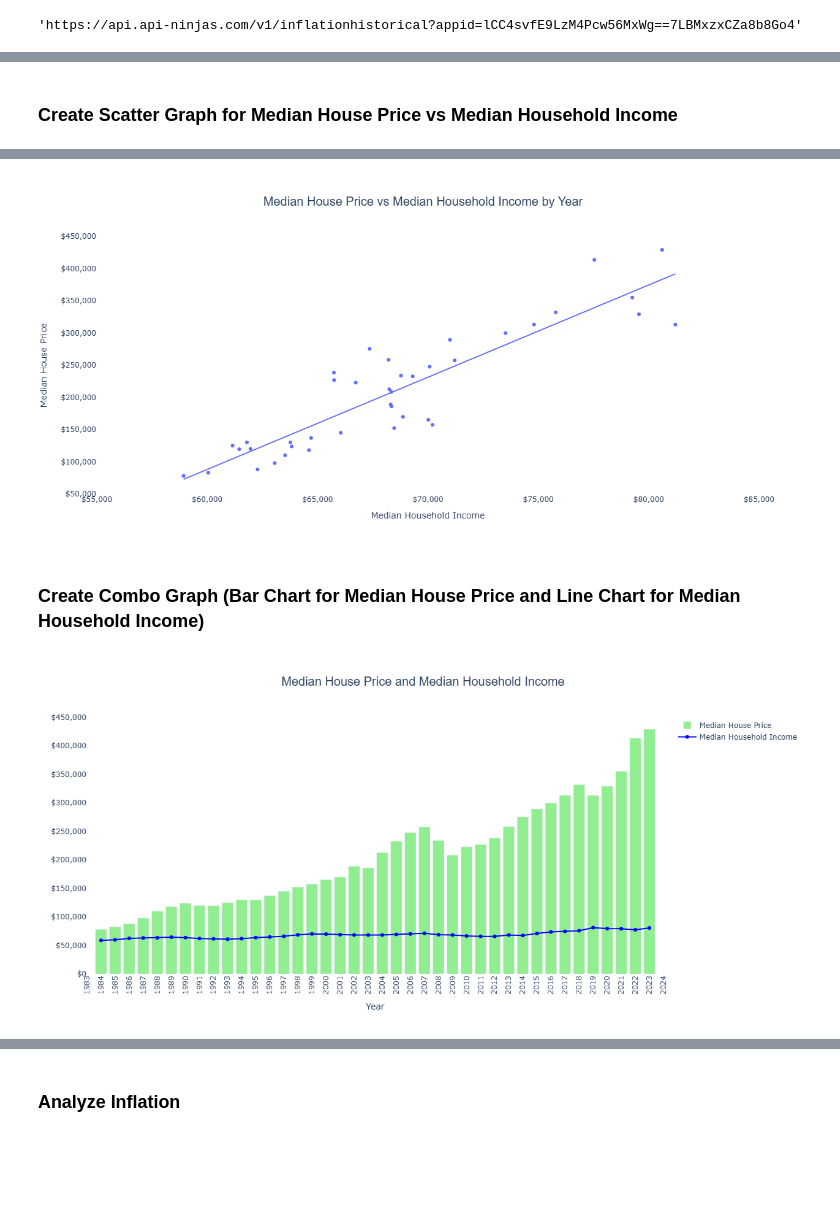
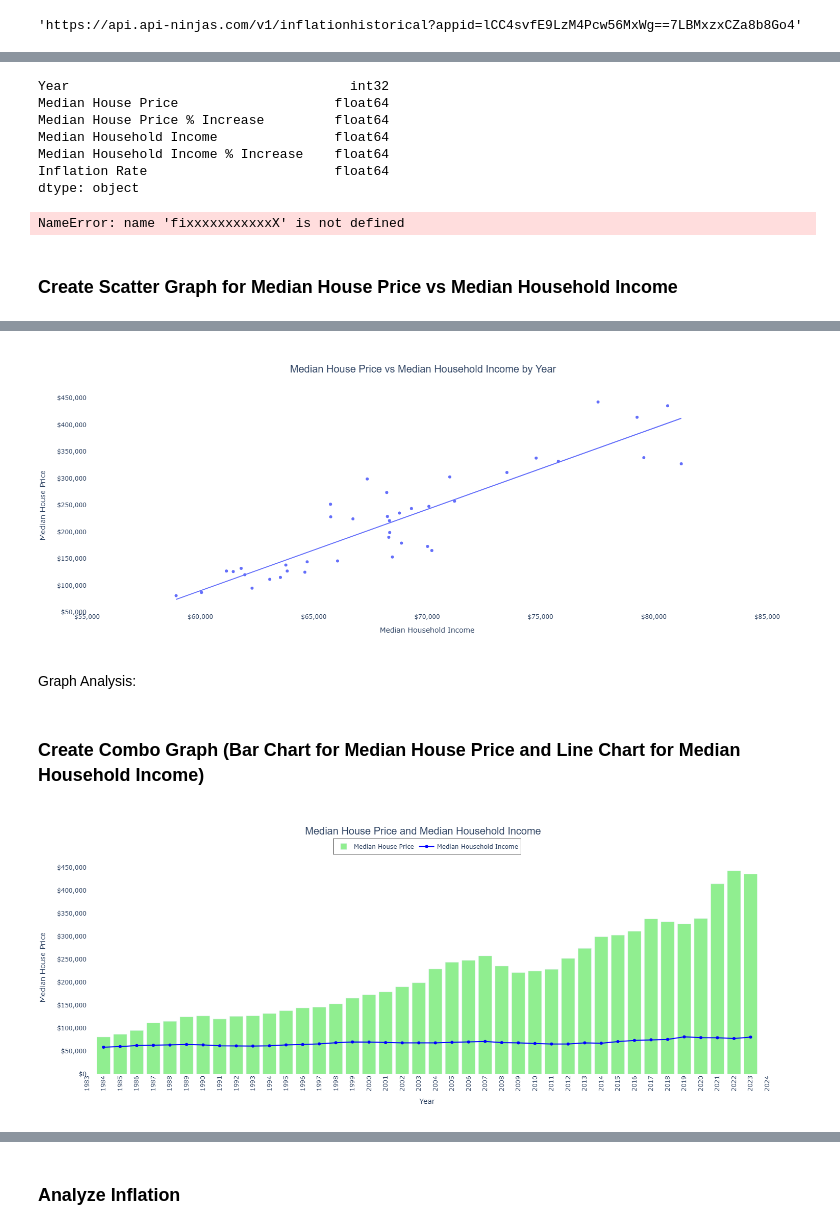
Before and after one commit to Sethdcarter/group8_data_project_1, a Jupyter notebook: Codes/Median_House_Price_vs_Household_Income.ipynb, the cells around one changed output, grey strips where cells are left out. Drawn from its saved outputs; the diff is of its cells as text; code cells hidden in the pictures; blank space fills up the shorter version.

```diff
--- a/Codes/Median_House_Price_vs_Household_Income.ipynb
+++ b/Codes/Median_House_Price_vs_Household_Income.ipynb
@@ -46,7 +48,10 @@ median_house_price_data = pd.read_csv(median_house_price_path)
 median_house_price_data = median_house_price_data.rename(columns = {"DATE":"Year", "MSPUS":"Median House Price"})
 median_house_price_data["Year"] = pd.to_datetime(median_house_price_data["Year"])     # Converts to a datetime format
 median_house_price_data["Year"] = median_house_price_data["Year"].dt.year     # Extracts and only displays the year for the date
-#median_house_price_data.head()
+# Group by "Year" and take the maximum "Median House Price" and get the maximum price for each year
+median_house_price_data = median_house_price_data.groupby("Year").agg({"Median House Price": "max"}).reset_index()
+# reset_index() converts the grouped DataFrame back into a regular DataFrame
+#median_house_price_data
 
 median_household_income_data = pd.read_csv(median_household_income_path)
 median_household_income_data = median_household_income_data.rename(columns = {"DATE":"Year", "MEHOINUSA672N":"Median Household Income"})
@@ -56,4 +61,5 @@ median_household_income_data["Year"] = median_household_income_data["Year"].dt.y
 
 inflation_rate_data = pd.read_csv(inflation_rate_path)
 inflation_rate_data = inflation_rate_data.rename(columns = {"Inflation Rate YOY, From Previous Dec.":"Inflation Rate"})
-inflation_rate_data = inflation
+inflation_rate_data = inflation_rate_data[["Year", "Inflation Rate", "Events Affecting Inflation"]]
+#inflation_rate_data.head()
@@ -67,10 +66,12 @@ inflation_rate_data = inflation
 # %%
 # Combine the data into a single DataFrame
 combined_data_df = pd.merge(median_house_price_data, median_household_income_data, how = "inner", on = "Year")
+combined_data_df = pd.merge(combined_data_df, inflation_rate_data, how = "inner", on = "Year")
 
 # Convert to integer
-combined_data_df["Median House Price"] = combined_data_df["Median House Price"].astype(int)
-combined_data_df["Median Household Income"] = combined_data_df["Median Household Income"].astype(int)
+combined_data_df["Median House Price"] = combined_data_df["Median House Price"].astype(float)
+combined_data_df["Median Household Income"] = combined_data_df["Median Household Income"].astype(float)
+combined_data_df["Inflation Rate"] = combined_data_df["Inflation Rate"].str.replace('%', '').astype(float) / 100
 
 # Display the data table for preview
 combined_data_df.head()
@@ -134,0 +187,21 @@ Name: Median Household Income, dtype: int32
+# %%
+# Check data types
+combined_data_calculations_df.dtypes
+# %% [output]
+Year                                    int32
+Median House Price                    float64
+Median House Price % Increase         float64
+Median Household Income               float64
+Median Household Income % Increase    float64
+Inflation Rate                        float64
+dtype: object
+# %%
+fixxxxxxxxxxxX
+# Format DataFrame
+combined_data_calculations_formatted_df = combined_data_calculations_df["Median House Price % Increase"] = combined_data_calculations_df["Median House Price % Increase"].apply(lambda x: f"{x:.2f}%")
+combined_data_calculations_df["Median Household Income % Increase"] = combined_data_calculations_df["Median Household Income % Increase"].apply(lambda x: f"{x:.2f}%")
+
+# Display the first few rows of the resulting DataFrame
+combined_data_calculations_formatted_df.head()
+# %% [output]
+NameError: name 'fixxxxxxxxxxxX' is not defined
@@ -138,7 +218,7 @@ Name: Median Household Income, dtype: int32
 scatter_fig = px.scatter(combined_data_df,
                          x = "Median Household Income",
                          y = "Median House Price",
-                         hover_name = "Date",     # Display the year when hovering
+                         hover_name = "Year",     # Display the year when hovering
                          title = "Median House Price vs Median Household Income by Year",
                          width = 800, height = 600,     # Changes to graph's figure size
                          trendline = "ols"  # Add linear regression line (OLS = Ordinary Least Squares regression)
@@ -162,20 +241,22 @@ scatter_fig.show()
-[figure, old version]
+[figure, new version]
+# %% [markdown]
+Graph Analysis:
 # %% [markdown]
 ### **Create Combo Graph (Bar Chart for Median House Price and Line Chart for Median Household Income)**
 # %%
 # Create the bar chart for Median House Price
-bar_chart = go.Bar(x = combined_data_df["Date"],     # x-axis
+bar_chart = go.Bar(x = combined_data_df["Year"],     # x-axis
                    y = combined_data_df["Median House Price"],     # y-axis
                    name = "Median House Price",     # bar_chart legend title
                    marker = dict(color = "lightgreen")     # Changes the color of the bars
                    )
 
 # Create the line chart for Median Household Income
-line_chart = go.Scatter(x = combined_data_df["Date"],     # x-axis
+line_chart = go.Scatter(x = combined_data_df["Year"],     # x-axis
                         y = combined_data_df["Median Household Income"],     # y-axis
                         name = "Median Household Income",     # line_chart legend title
                         mode = "lines+markers",     # Creates a line chart with markers at each data point
-                        marker=dict(color='blue'),     # Changes the color of the line
+                        marker = dict(color = "blue"),     # Changes the color of the line
                         )
         # Notes:
             # In Plotly, the go.Scatter() function is used for both line charts and scatter plots
@@ -192,7 +273,14 @@ layout = go.Layout(title = "Median House Price and Median Household Income",
                    title_font = dict(size = 20, family = "Arial, bold"),     # Set the title font size and style
                    width = 1200,
                    height = 600,
-                   yaxis_tickformat = "$,.0f",     # Format for y-axis
+                   yaxis = dict(title = "Median House Price", side = "left", tickformat = "$,.0f"),     # Format the y-axis
+                   legend = dict(x = 0.5, y = 1.1,     # Position the legend
+                                 xanchor = "center",     # Center the legend horizontally
+                                 yanchor = "top",     # Anchor the legend to the bottom
+                                 orientation = "h",     # Horizontal orientation
+                                 bordercolor = "Black",     # Border color of the legend
+                                 borderwidth = 1  # Border width of the legend
+                                 )
                    )
 
 
@@ -202,4 +290,4 @@ combo_fig = go.Figure(data = [bar_chart, line_chart], layout = layout)
 # Show the figure
 combo_fig.show()
 # %% [output]
-[figure, old version]
+[figure, new version]
```
Also changed, not shown: parts of 24 cells of this notebook, 3 other files.
